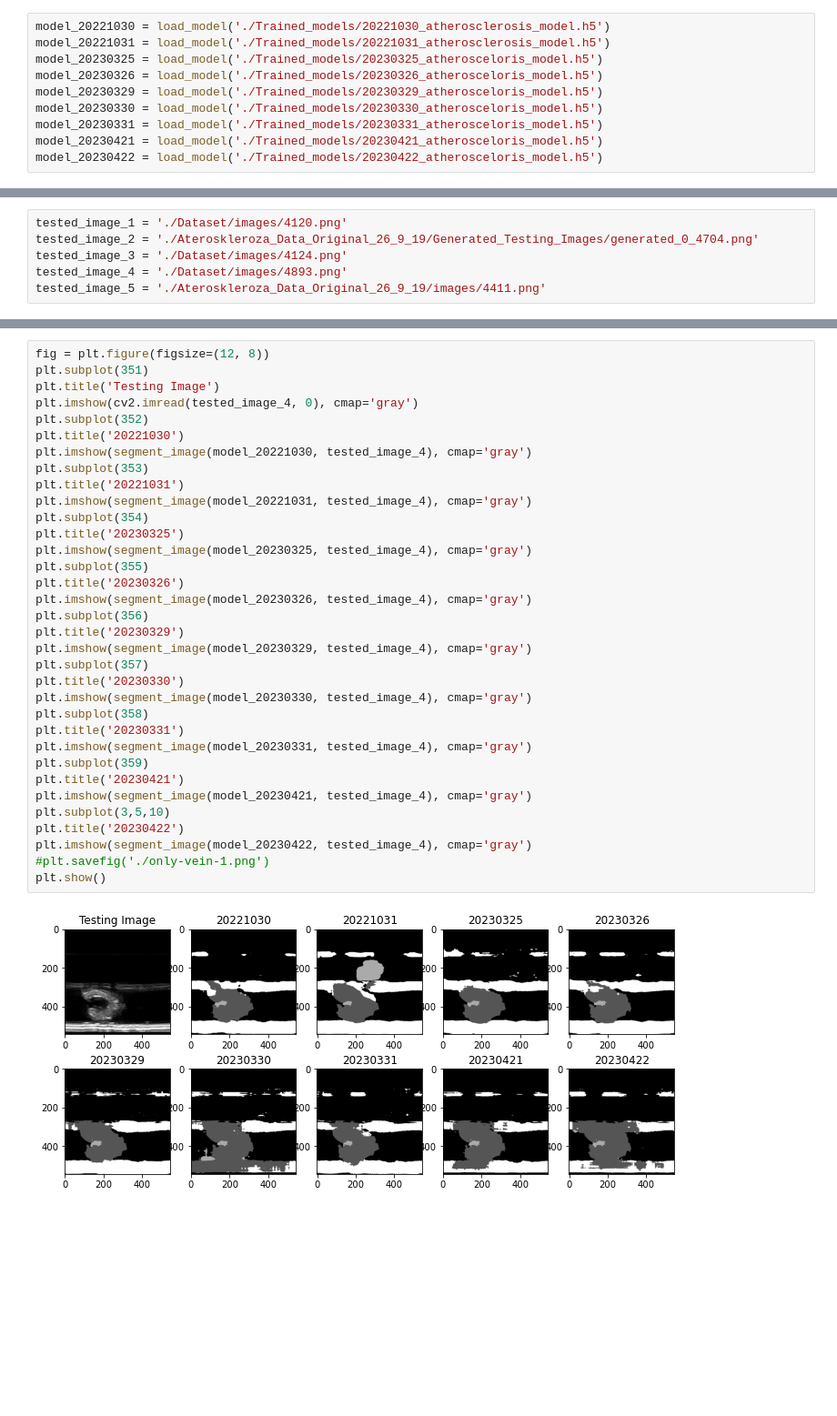
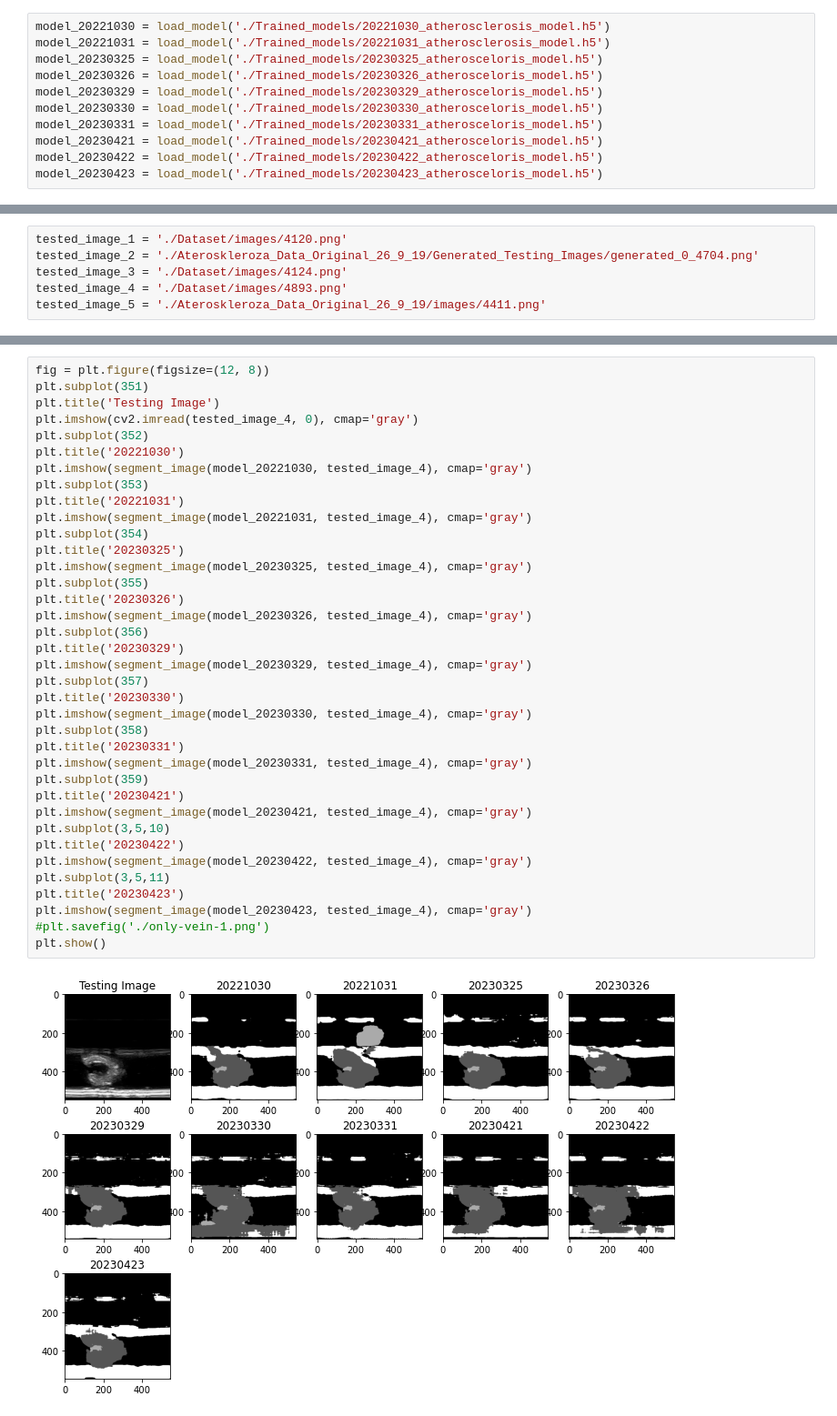
Before and after one commit to david-pilny/bachelor-thesis, a Jupyter notebook: Comparing.ipynb, the cells around one changed output, grey strips where cells are left out. Shown at 91% size. Cells and saved outputs as stored; diff of their text form; blank space fills up the shorter version.

```diff
--- a/Comparing.ipynb
+++ b/Comparing.ipynb
@@ -19,6 +19,7 @@ model_20230330 = load_model('./Trained_models/20230330_atherosceloris_model.h5')
 model_20230331 = load_model('./Trained_models/20230331_atherosceloris_model.h5')
 model_20230421 = load_model('./Trained_models/20230421_atherosceloris_model.h5')
 model_20230422 = load_model('./Trained_models/20230422_atherosceloris_model.h5')
+model_20230423 = load_model('./Trained_models/20230423_atherosceloris_model.h5')
 # %%
 def segment_image(model, img_path):
     img = cv2.imread(img_path, 0)
@@ -159,34 +169,37 @@ plt.imshow(cv2.imread(tested_image_4, 0), cmap='gray')
 plt.subplot(352)
 plt.title('20221030')
 plt.imshow(segment_image(model_20221030, tested_image_4), cmap='gray')
 plt.subplot(353)
 plt.title('20221031')
 plt.imshow(segment_image(model_20221031, tested_image_4), cmap='gray')
 plt.subplot(354)
 plt.title('20230325')
 plt.imshow(segment_image(model_20230325, tested_image_4), cmap='gray')
 plt.subplot(355)
 plt.title('20230326')
 plt.imshow(segment_image(model_20230326, tested_image_4), cmap='gray')
 plt.subplot(356)
 plt.title('20230329')
 plt.imshow(segment_image(model_20230329, tested_image_4), cmap='gray')
 plt.subplot(357)
 plt.title('20230330')
 plt.imshow(segment_image(model_20230330, tested_image_4), cmap='gray')
 plt.subplot(358)
 plt.title('20230331')
 plt.imshow(segment_image(model_20230331, tested_image_4), cmap='gray')
 plt.subplot(359)
 plt.title('20230421')
 plt.imshow(segment_image(model_20230421, tested_image_4), cmap='gray')
 plt.subplot(3,5,10)
 plt.title('20230422')
 plt.imshow(segment_image(model_20230422, tested_image_4), cmap='gray')
+plt.subplot(3,5,11)
+plt.title('20230423')
+plt.imshow(segment_image(model_20230423, tested_image_4), cmap='gray')
 #plt.savefig('./only-vein-1.png')
 plt.show()
 # %% [output]
-[figure, old version]
+[figure, new version]
 # %%
 fig = plt.figure(figsize=(12, 8))
 plt.subplot(351)
```
Also changed, not shown: parts of 4 cells of this notebook, 35 other files.
